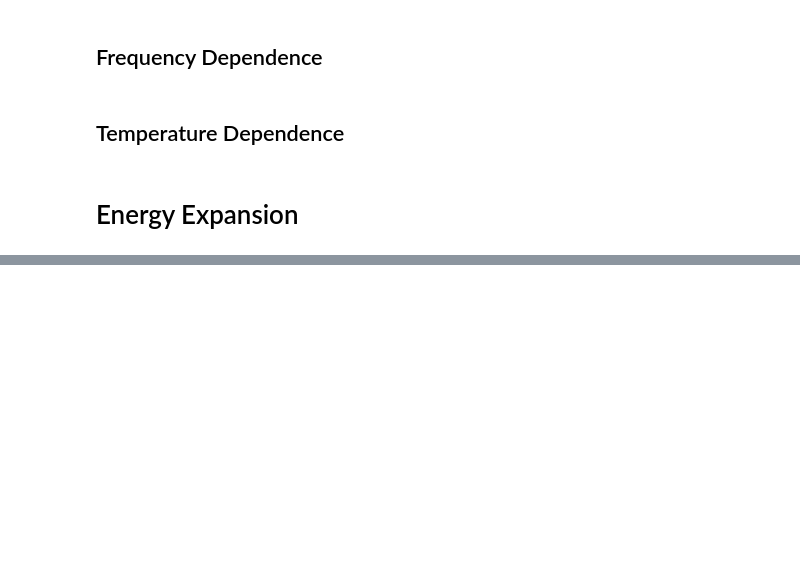
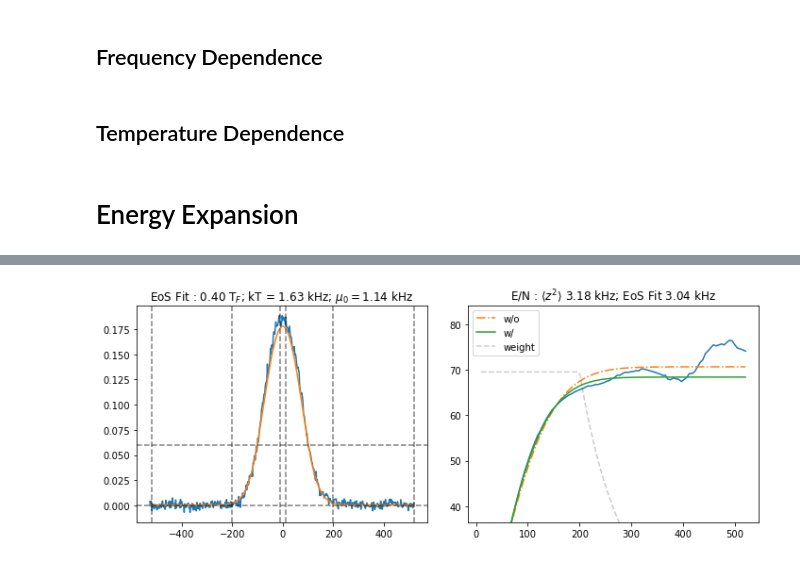
Before and after one commit to ranchop/QCalc, a Jupyter notebook: Box Shaking/Box Shaking Template - in progress - latest.ipynb, the cells around one changed output, grey strips where cells are left out. Saved outputs shown, nothing was run; the diff lists cells and outputs as text; code cells hidden in the pictures; blank space fills up the shorter version.

```diff
--- a/Box Shaking/Box Shaking Template - in progress - latest.ipynb
+++ b/Box Shaking/Box Shaking Template - in progress - latest.ipynb
@@ -1330,0 +1789,41 @@ plt.tight_layout()
+# %%
+# Test Temperature Fits and Second Moment Limits
+
+zlim_second_moment = np.array([10, 200, df_e.image.iloc[0].nz.maxx*1e6])
+kHz = 1e3 * cst.h
+prefactor = 2 * cst.mass * df_e.image.iloc[0].trap_w**2
+
+# Test function
+def test_func(test=0, ):
+    # Get the image and compute it all
+    im = df_e.image.iloc[test]
+    im.T_kHz
+
+    # Second moment
+    nz = im.nz
+    moment = compute_moment_v2(nz, zlim_second_moment)**0.5 * 1e6
+    E_N_moment = prefactor * (moment*1e-6)**2 / kHz
+
+    # Temperature
+    Tfit_info = im.var['Tfit_info']
+    nz_fit = tp.Curve(nz.x, Tfit_info[0](nz.x, *Tfit_info[1]), xscale=nz.xscale, yscale = nz.yscale)
+    E_N_fit = hybrid_E_N(im.T_kHz * kHz, im.mu0_kHz * kHz, im.trap_f) / kHz
+
+    # Plots
+    fig, ax = plt.subplots(ncols=2, figsize=(10, 4))
+    ax[0].plot(*nz.plotdata)
+    ax[0].plot(*nz_fit.plotdata)
+    ax[0].axhline(im.Tfit_lim, linestyle='--', c='k', alpha=0.5)
+    ax[0].axhline(0, linestyle='--',c='k',alpha=0.5)
+    for _ in [*zlim_second_moment, *-zlim_second_moment]: ax[0].axvline(_, linestyle='--',c='k',alpha=0.5)
+    compute_moment_v2(nz, zlim_second_moment, plot=True, ax=ax[1])
+    ax[0].set(title='EoS Fit : {:.2f} T$_F$; kT = {:.2f} kHz; $\mu_0=${:.2f} kHz'.format(im.TTF_center, im.T_kHz, im.mu0_kHz) )
+    ax[1].set(title=r"E/N : $\left< z^2 \right>$ {:.2f} kHz; EoS Fit {:.2f} kHz".format(E_N_moment, E_N_fit))
+    fig.tight_layout()
+
+if df_e.shape[0] == 1:
+    test_func(0)
+else:
+    ipywidgets.interact(test_func, test=(0, df_e.shape[0]-1, 1));
+# %% [output]
+[figure, added]
```
Also changed, not shown: parts of 34 cells of this notebook.
